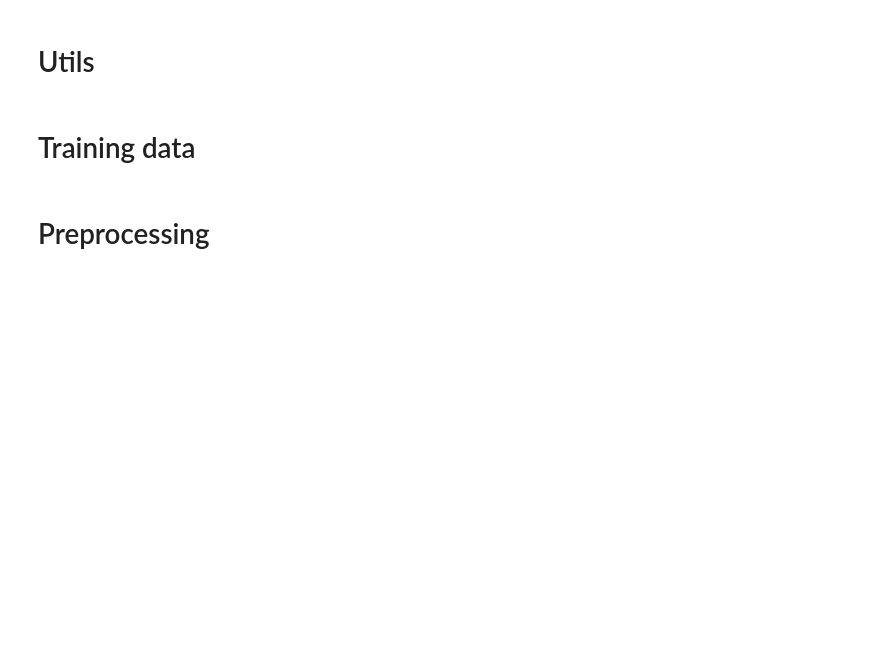
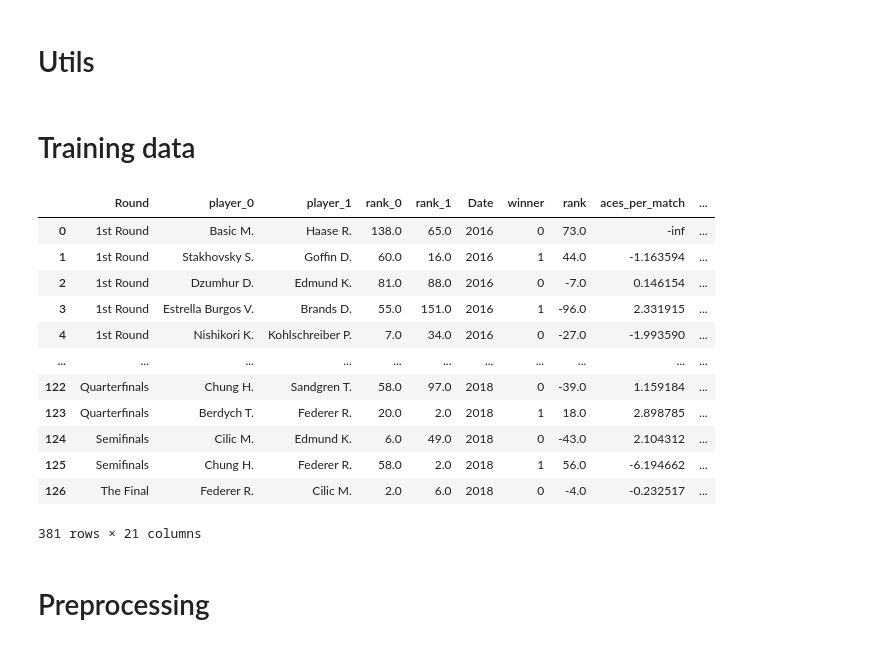
Before and after one commit to maciewheeler/Predicting-Brackets-Grand-Slam-Tennis-Tournaments, a Jupyter notebook: chintan/neural_network.ipynb, the cells around one changed output. Drawn from its saved outputs; the diff is of its cells as text; code cells hidden in the pictures; blank space fills up the shorter version.

```diff
--- a/chintan/neural_network.ipynb
+++ b/chintan/neural_network.ipynb
@@ -127,7 +127,22 @@ def year_df(year: int) -> pd.DataFrame:
 # %%
 final_df = pd.DataFrame()
 for year in range(2016, 2019):
     final_df = pd.concat([final_df, year_df(year)])
+final_df
+# %% [output]
+|  | Round | player_0 | player_1 | rank_0 | rank_1 | Date | winner | rank | aces_per_match | ... |
+| 0 | 1st Round | Basic M. | Haase R. | 138.0 | 65.0 | 2016 | 0 | 73.0 | -inf | ... |
+| 1 | 1st Round | Stakhovsky S. | Goffin D. | 60.0 | 16.0 | 2016 | 1 | 44.0 | -1.163594 | ... |
+| 2 | 1st Round | Dzumhur D. | Edmund K. | 81.0 | 88.0 | 2016 | 0 | -7.0 | 0.146154 | ... |
+| 3 | 1st Round | Estrella Burgos V. | Brands D. | 55.0 | 151.0 | 2016 | 1 | -96.0 | 2.331915 | ... |
+| 4 | 1st Round | Nishikori K. | Kohlschreiber P. | 7.0 | 34.0 | 2016 | 0 | -27.0 | -1.993590 | ... |
+| ... | ... | ... | ... | ... | ... | ... | ... | ... | ... | ... |
+| 122 | Quarterfinals | Chung H. | Sandgren T. | 58.0 | 97.0 | 2018 | 0 | -39.0 | 1.159184 | ... |
+| 123 | Quarterfinals | Berdych T. | Federer R. | 20.0 | 2.0 | 2018 | 1 | 18.0 | 2.898785 | ... |
+| 124 | Semifinals | Cilic M. | Edmund K. | 6.0 | 49.0 | 2018 | 0 | -43.0 | 2.104312 | ... |
+| 125 | Semifinals | Chung H. | Federer R. | 58.0 | 2.0 | 2018 | 1 | 56.0 | -6.194662 | ... |
+| 126 | The Final | Federer R. | Cilic M. | 2.0 | 6.0 | 2018 | 0 | -4.0 | -0.232517 | ... |
+381 rows × 21 columns
 # %% [markdown]
 # Preprocessing
 # %% [markdown]
```
Also changed, not shown: parts of 4 cells of this notebook.
